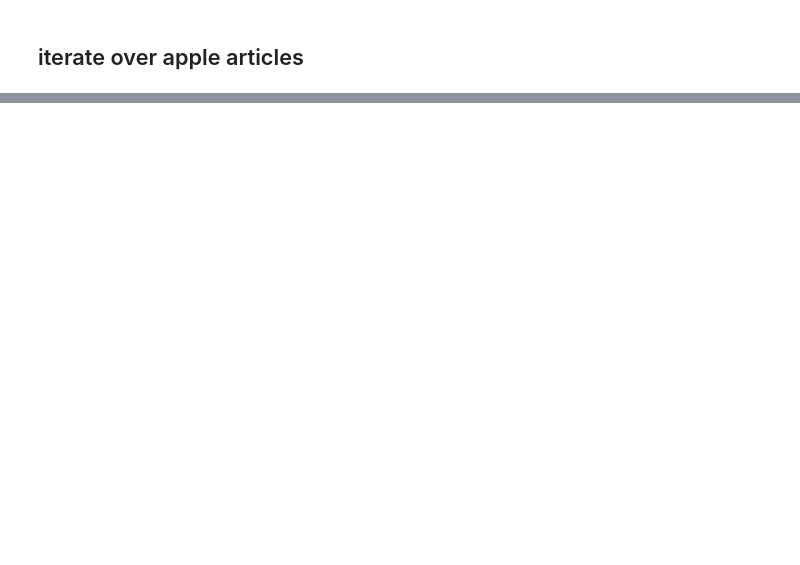
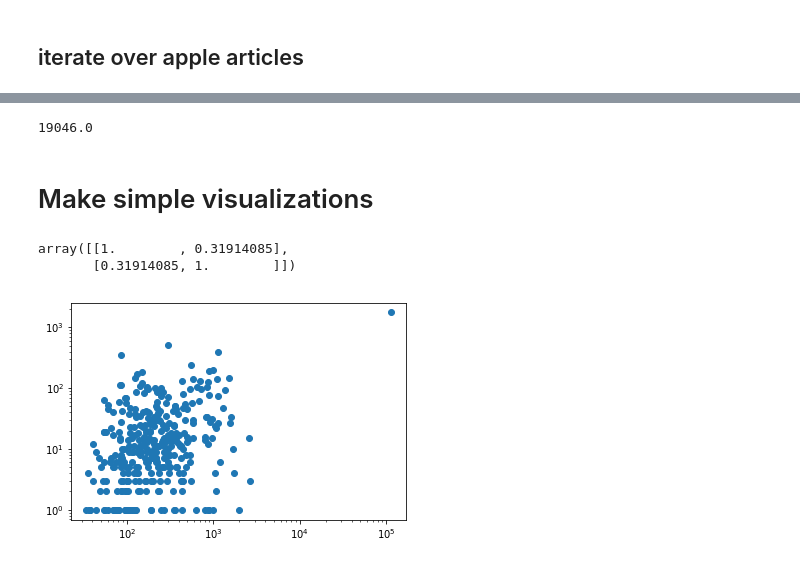
Before and after one commit to seantyh/MWE2019, a Jupyter notebook: etc/sample_variation.ipynb, the cells around one changed output, grey strips where cells are left out. Drawn from its saved outputs; the diff is of its cells as text; code cells hidden in the pictures; blank space fills up the shorter version.

```diff
--- a/etc/sample_variation.ipynb
+++ b/etc/sample_variation.ipynb
@@ -44,10 +46,11 @@ ngram4.head()
 ## i. prepare sampling buffer
 # %%
 
-SAMPLE_RATE = 0.01
+SAMPLE_RATE = 0.001
 np.random.seed(21563)
 rand_vec = np.random.random(ngram4.shape[0])
 samples = []
-for rnd, (ridx, row) in zip(rand_vec, ngram4.iterrows()):
+for rnd, (ridx, row) in tqdm(zip(rand_vec, ngram4.iterrows()), total=len(rand_vec)):
     if rnd < SAMPLE_RATE:
+        if not row.isnull().any(): continue
         samples.append((ridx, row.ngram))
@@ -83,7 +88,3 @@ var_sample.sample_patterns[0]
  ('sub', re.compile(r'綜合[㐀-\u9fff]導', re.UNICODE)),
  ('del', re.compile(r'綜合導', re.UNICODE)),
  ('ins', re.compile(r'綜.{,10}?合.{,10}?報.{,10}?導', re.UNICODE))]
-# %%
-dummy_article1 = [0, "sa", "綜報導，綜合上述報導，綜和報導，綜合報導"]
-var_sample.variation_results = {}
-next(iter(var_sample.search_in_corpus([dummy_article1]).items()))
@@ -132,0 +137,9 @@ for _ in range(100):
+# %%
+for sample_x, var_result in tqdm(var_sample.variation_results.items()):
+    sample_id = sample_x[0]
+    sub = var_result["sub"]
+    ins = var_result["ins"]
+    delt = var_result["del"]
+    ngram4.loc[sample_id, "substitution"] = sub
+    ngram4.loc[sample_id, "insertion"] = ins
+    ngram4.loc[sample_id, "deletion"] = delt
@@ -132,0 +148,4 @@ for _ in range(100):
+# %%
+ngram4["deletion"].dropna().sum()
+# %% [output]
+19046.0
@@ -132,0 +154,2 @@ for _ in range(100):
+# %% [markdown]
+# Make simple visualizations
@@ -132,0 +158,10 @@ for _ in range(100):
+# %%
+ng = ngram4.dropna()
+plt.scatter(ng.freq, ng.insertion+1)
+plt.xscale('log')
+plt.yscale('log')
+np.corrcoef(np.log(ng.freq), np.log(ng.insertion+1))
+# %% [output]
+array([[1.        , 0.31914085],
+       [0.31914085, 1.        ]])
+[figure, added]
```
Also changed, not shown: parts of 22 cells of this notebook, 2 other files.
